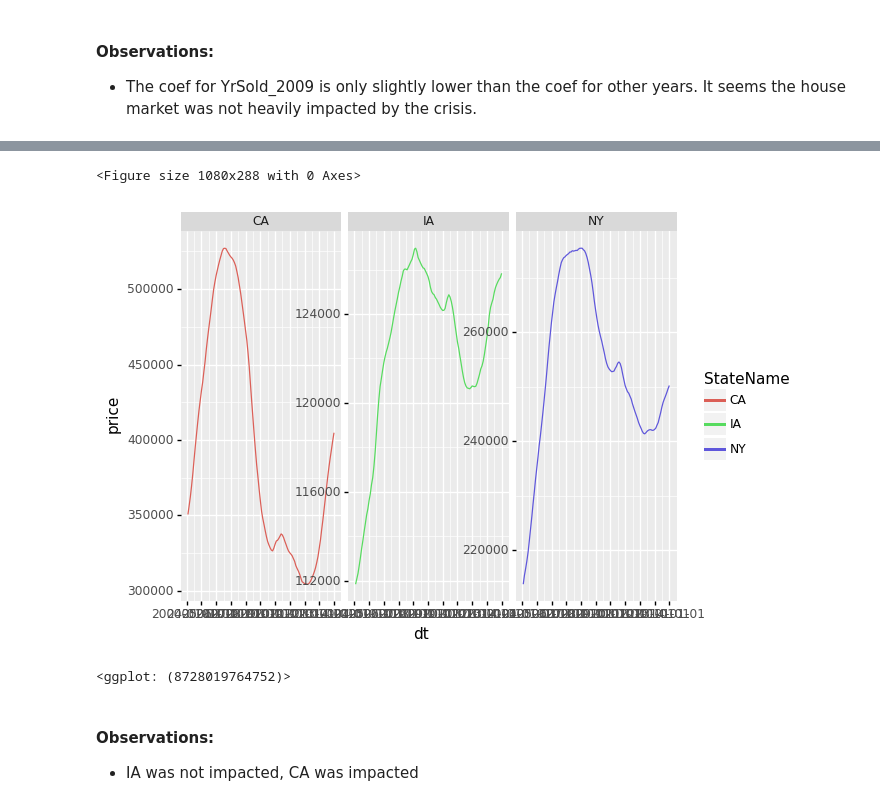
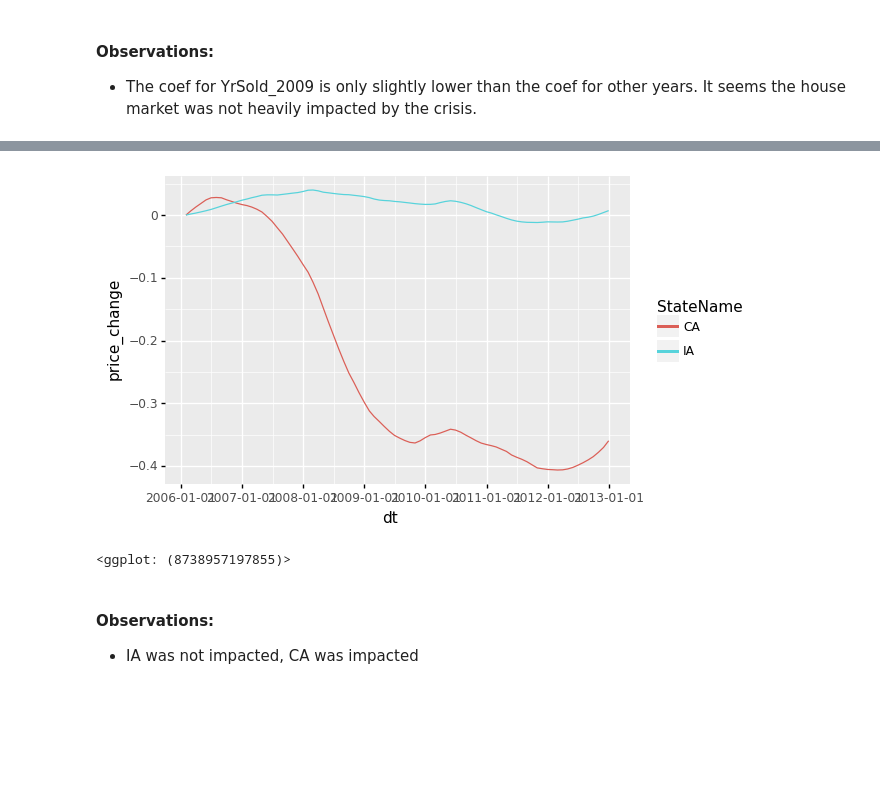
Before and after one commit to dehuihou/ames_house_price, a Jupyter notebook: sta208_final_project_lasso.ipynb, the cells around one changed output, grey strips where cells are left out. Cells and saved outputs as stored; diff of their text form; code cells hidden in the pictures; blank space fills up the shorter version.

Commit message:
add an initial figure for financial crisis analysis

```diff
--- a/sta208_final_project_lasso.ipynb
+++ b/sta208_final_project_lasso.ipynb
@@ -411,12 +387,18 @@ df_zillow.iloc[:, 5:]
+# %%
+df_zillow_price_change = (
+    df_zillow.loc[:, '2006-01-31':'2012-12-31']  # Only look at the years around the financial crisis
+    .apply(lambda x: x/x['2006-01-31'] - 1, axis=1)  # Use 2006-01-31 price as the baseline of calculation
+)
+# %%
+# Combine the price change data back to zillow data, and remove the original price data
+df_zillow = pd.concat([df_zillow.iloc[:, :5], df_zillow_price_change], axis=1)
 # %%
-df_zillow = pd.read_csv('data/zillow_price_state.csv')
 
 df_zillow = (
-    df_zillow[(df_zillow['StateName'] == 'IA') | (df_zillow['StateName'] == 'CA') | (df_zillow['StateName'] == 'NY')]
-    .melt(
+    df_zillow.melt(
         id_vars=['RegionID', 'SizeRank', 'RegionName', 'RegionType', 'StateName'],
         var_name='dt',
-        value_name='price'
+        value_name='price_change'
     )
 )
 
@@ -426,16 +406,15 @@ df_zillow['']
 # %%
 (
     p9.ggplot(
-        df_zillow[(df_zillow['dt'] >= '2004-01-31') & (df_zillow['dt'] < '2014-01-31')],
-        p9.aes('dt', 'price', color='StateName')
+        df_zillow[df_zillow['StateName'].isin(['IA', 'CA'])],
+        p9.aes('dt', 'price_change', color='StateName')
     )
     + p9.geom_line()
-    + p9.facet_wrap('~StateName', scales='free_y')
+    + p9.theme(figure_size=(6,4))
 )
 # %% [output]
+[figure, new version]
-<Figure size 1080x288 with 0 Axes>
+<ggplot: (8738957197855)>
-[figure, old version]
-<ggplot: (8728019764752)>
 # %% [markdown]
 #### Observations:
 
```
Also changed, not shown: parts of 4 cells of this notebook.
